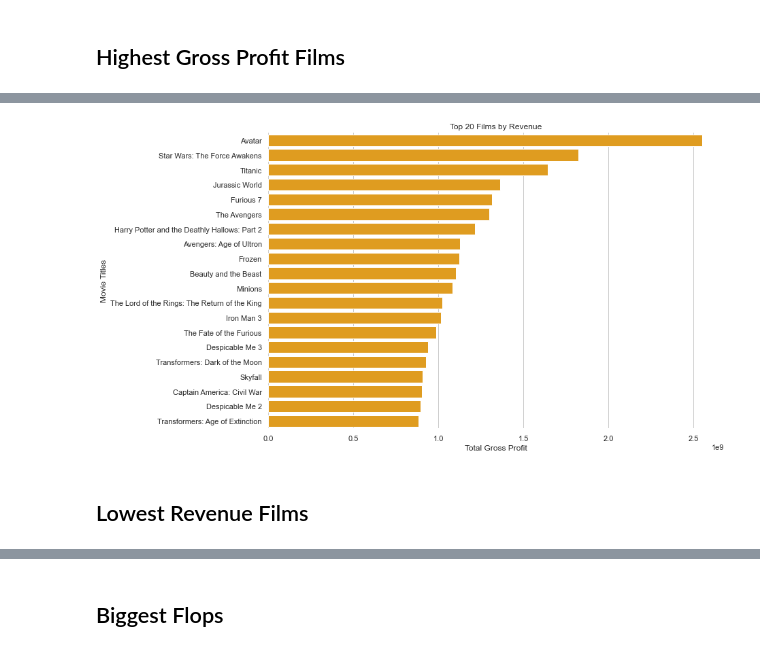
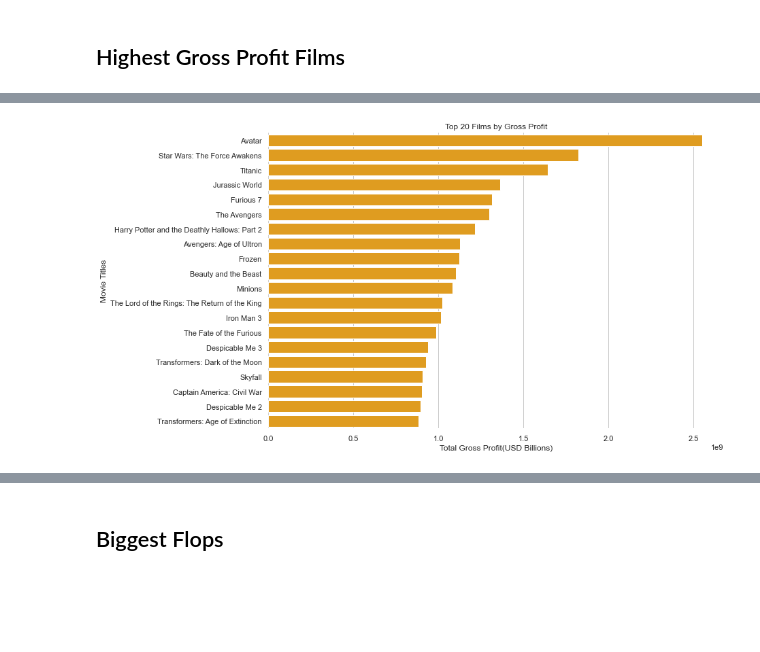
Before and after one commit to samgarcia3/Film-Analysis-and-Prediction, a Jupyter notebook: notebooks/IMDb EDA.ipynb, the cells around one changed output, grey strips where cells are left out. Drawn from its saved outputs; the diff is of its cells as text; code cells hidden in the pictures; blank space fills up the shorter version.

```diff
--- a/notebooks/IMDb EDA.ipynb
+++ b/notebooks/IMDb EDA.ipynb
@@ -381,22 +365,20 @@ high_gp
 # %%
 sns.set_theme(style="whitegrid")
 
 # Initialize the matplotlib figure
 f, ax = plt.subplots(figsize=(12, 8))
 
 # Load gross profit data
 high_gp = imdb_final[['title', 'gross_profit']].sort_values(by = 'gross_profit', ascending = False).head(20)
 
 # plot the highest revenue films
 sns.barplot(x='gross_profit', y='title', data=high_gp,
             label="Total", color="orange")
 
 # Add x and y axis labels
 ax.set(ylabel="Movie Titles",
        xlabel="Total Gross Profit(USD Billions)",
-       title='Top 20 Films by Revenue')
+       title='Top 20 Films by Gross Profit')
 sns.despine(left=True, bottom=True)
 # %% [output]
-[figure, old version]
+[figure, new version]
-# %% [markdown]
-## Lowest Revenue Films
```
Also changed, not shown: parts of 27 cells of this notebook, 3 other files.
